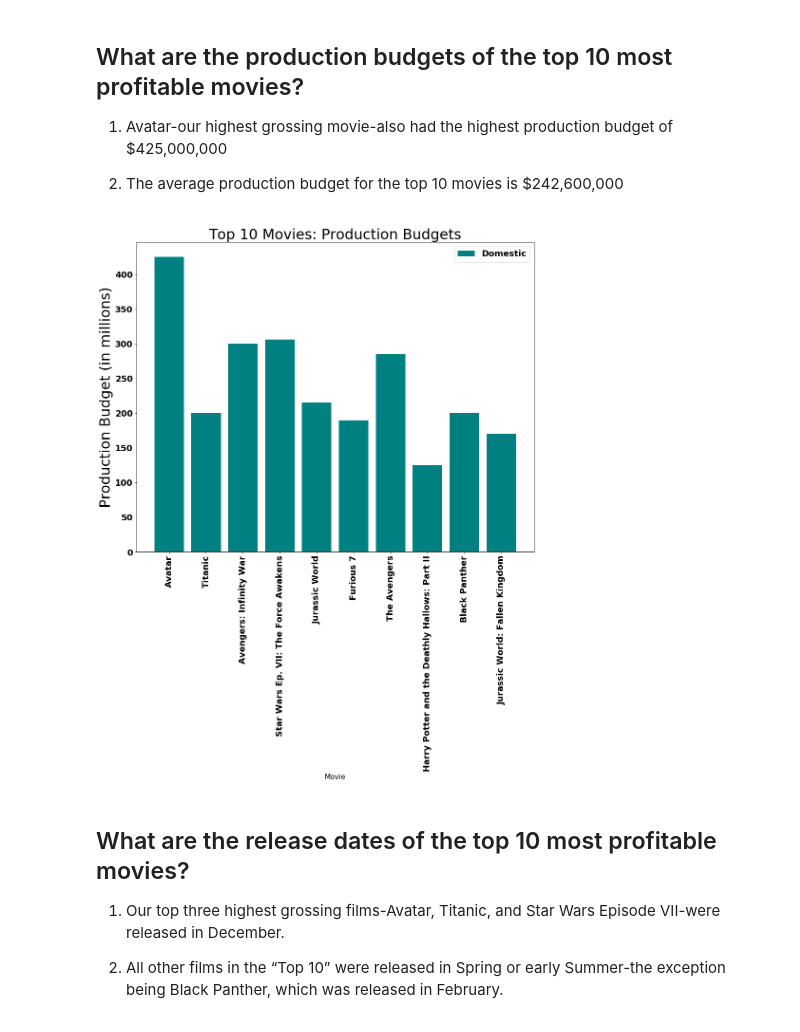
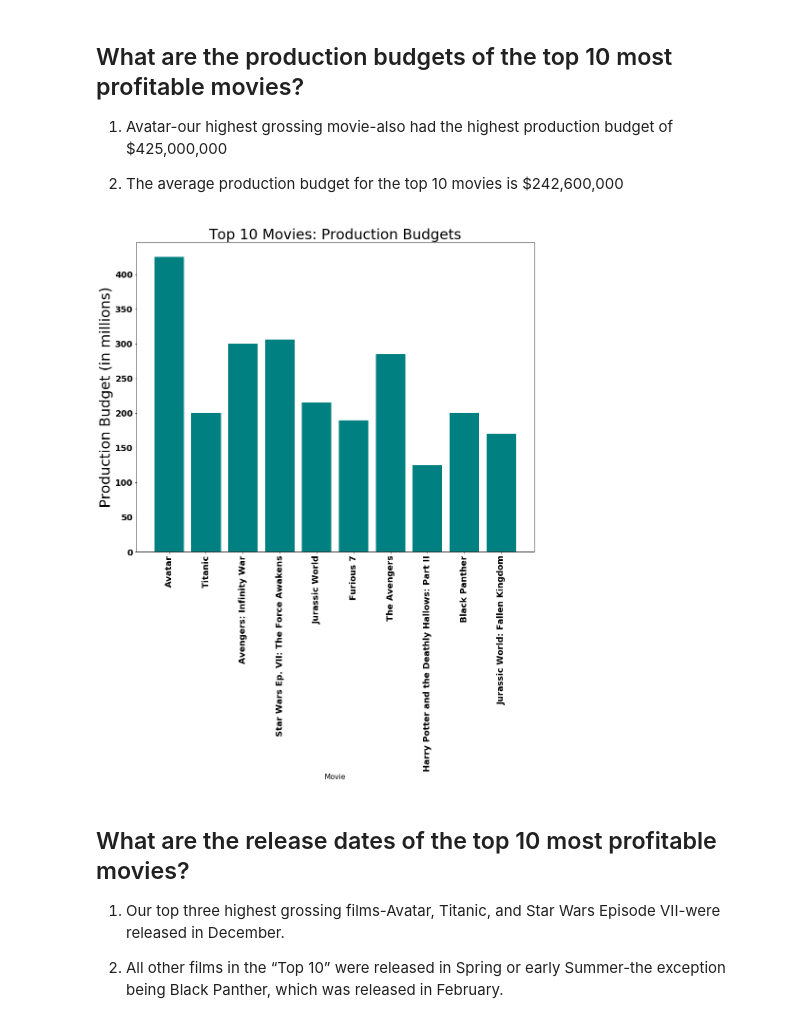
Before and after one commit to jesrodriguez0816/dsc-phase-1-project, a Jupyter notebook: Movies at Microsoft.ipynb, the cells around one changed output. Saved outputs shown, nothing was run; the diff lists cells and outputs as text; code cells hidden in the pictures.

```diff
--- a/Movies at Microsoft.ipynb
+++ b/Movies at Microsoft.ipynb
@@ -388,20 +388,20 @@ Name: production_budget, dtype: float64
 # %%
 #Stacked Bar plot for top 10 studios' gross revenue, split worldwide and domestic
 plt.figure(figsize=(15,12))
 
 movie = df_agg.index
 production_budget = df_agg.production_budget / 1000000
 
 plt.bar(range(len(movie)), production_budget, color='teal')
 plt.title('Top 10 Movies: Production Budgets', fontsize=30)
 plt.xlabel('Movie', fontsize=15)
 plt.ylabel('Production Budget (in millions)', fontsize=30)
 plt.xticks(range(len(movie)), movie, rotation=90)
 
-plt.legend(['Domestic', 'Worldwide'])
+
 plt.show();
 # %% [output]
-[figure, old version]
+[figure, new version]
 # %% [markdown]
 ## What are the release dates of the top 10 most profitable movies?
 1. Our top three highest grossing films-Avatar, Titanic, and Star Wars Episode VII-were released in December.
```
Also changed, not shown: parts of 8 cells of this notebook.
